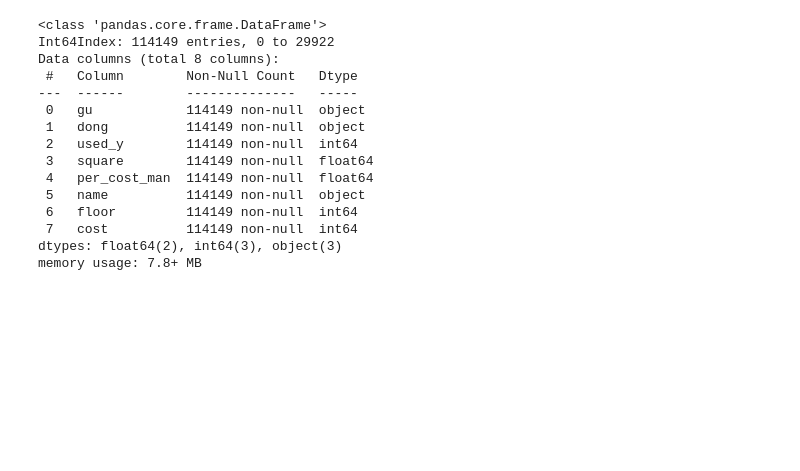
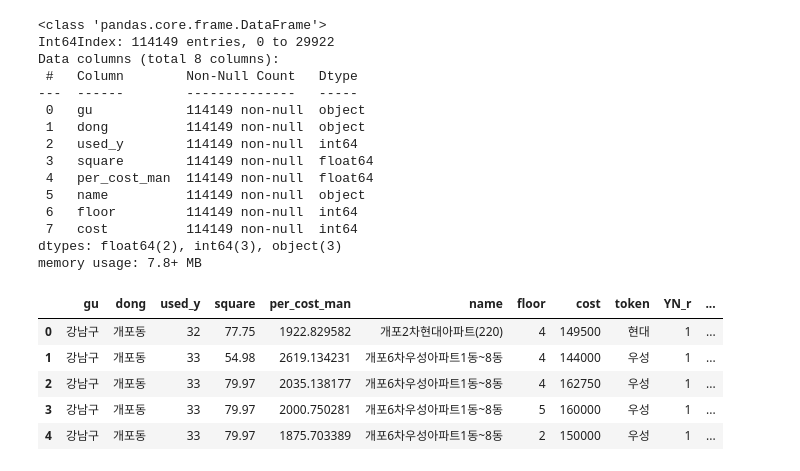
Before and after one commit to chaerui7967/ko_Apartment_Deal, a Jupyter notebook: Apart_EDA.ipynb, the cells around one changed output. Cells and saved outputs as stored; diff of their text form; code cells hidden in the pictures; blank space fills up the shorter version.

```diff
--- a/Apart_EDA.ipynb
+++ b/Apart_EDA.ipynb
@@ -283,3 +283,15 @@ Data columns (total 8 columns):
  7   cost          114149 non-null  int64
 dtypes: float64(2), int64(3), object(3)
 memory usage: 7.8+ MB
+# %%
+# 아파트 명 단어 추출
+seoul_1['token'] = seoul_1["name"].str.replace(pat=r'[아파트]|[^\w]|[0-9]|[동]', repl=r'', regex=True).str.split('차').str[-1]
+# %%
+seoul_1.head()
+# %% [output]
+|  | gu | dong | used_y | square | per_cost_man | name | floor | cost | token | YN_r | ... |
+| 0 | 강남구 | 개포동 | 32 | 77.75 | 1922.829582 | 개포2차현대아파트(220) | 4 | 149500 | 현대 | 1 | ... |
+| 1 | 강남구 | 개포동 | 33 | 54.98 | 2619.134231 | 개포6차우성아파트1동~8동 | 4 | 144000 | 우성 | 1 | ... |
+| 2 | 강남구 | 개포동 | 33 | 79.97 | 2035.138177 | 개포6차우성아파트1동~8동 | 4 | 162750 | 우성 | 1 | ... |
+| 3 | 강남구 | 개포동 | 33 | 79.97 | 2000.750281 | 개포6차우성아파트1동~8동 | 5 | 160000 | 우성 | 1 | ... |
+| 4 | 강남구 | 개포동 | 33 | 79.97 | 1875.703389 | 개포6차우성아파트1동~8동 | 2 | 150000 | 우성 | 1 | ... |
```
Also changed, not shown: parts of 11 cells of this notebook, 1 other file.
